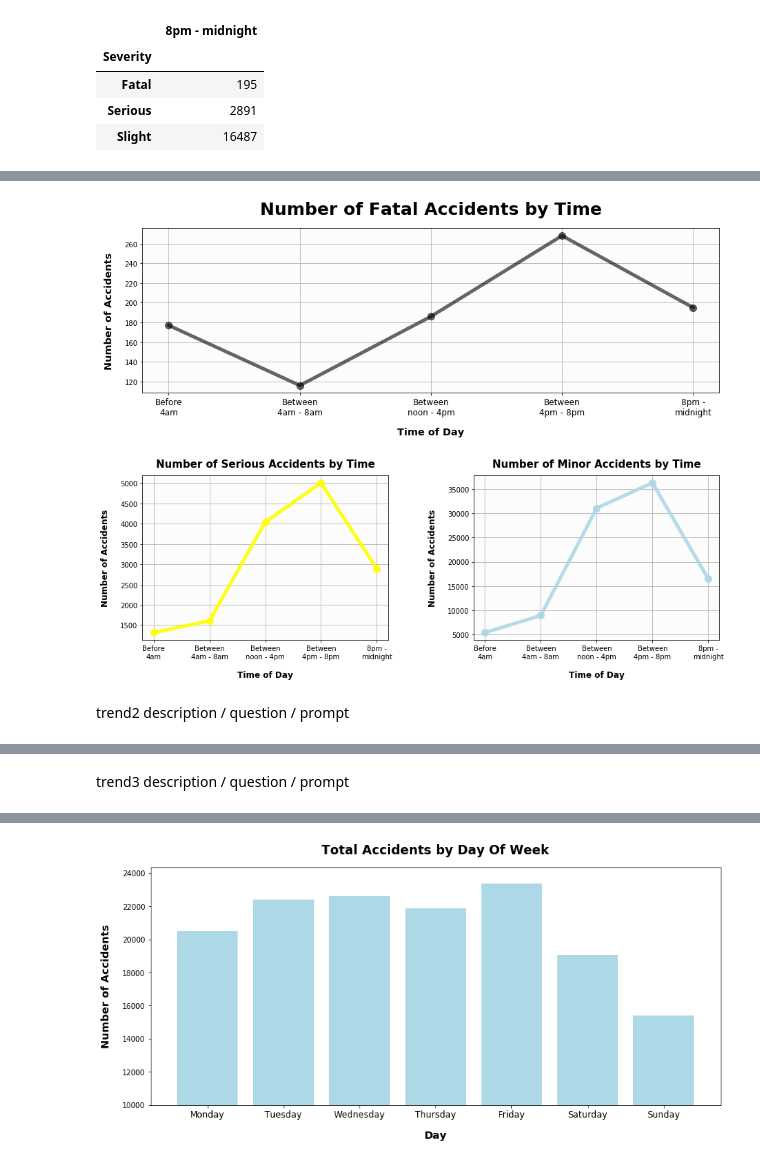
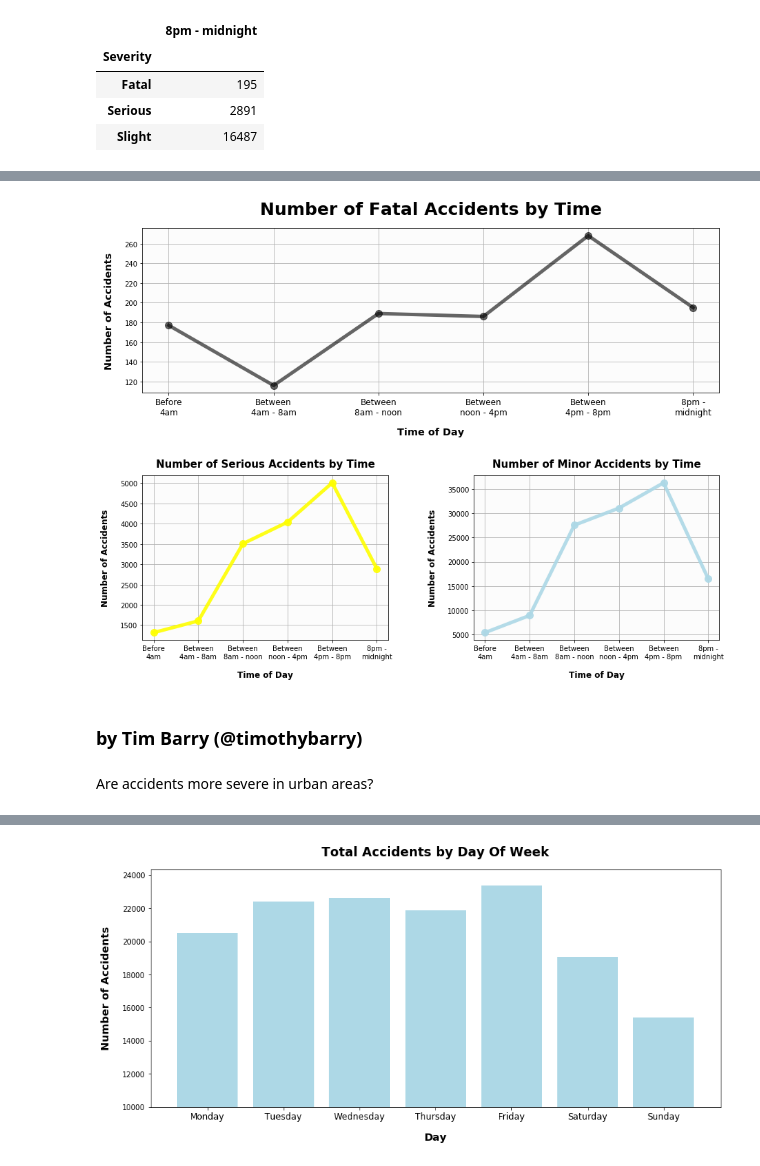
Before and after one commit to bailatrix/London-Traffic-Trends, a Jupyter notebook: main.ipynb, the cells around one changed output, grey strips where cells are left out. Cells and saved outputs as stored; diff of their text form; code cells hidden in the pictures.

```diff
--- a/main.ipynb
+++ b/main.ipynb
@@ -178,6 +162,6 @@ night
 | Serious | 2891 |
 | Slight | 16487 |
 # %%
-times_df = weehours.join( early ).join( afternoon).join( evening ).join( night )
+times_df = weehours.join( early ).join( rushhour ).join( afternoon).join( evening ).join( night )
 times_df
 # %% [output]
@@ -189,20 +173,20 @@ times_df
 # %%
 # Setup top graph
-ax1_df = pd.DataFrame({'times': times_df.columns, 'accidents': [177,116,186,268,195]})
+ax1_df = pd.DataFrame({'times': times_df.columns, 'accidents': [177,116,189,186,268,195]})
 ax1 = plt.subplot2grid((2, 2), (0, 0), colspan=2)
 ax1.plot( 'times', 'accidents', data=ax1_df,
          marker='o', markersize=10.0, linewidth=5.0, color="black", alpha=0.6)
 plt.grid( True )
 
 # Setup left graph
-ax2_df = pd.DataFrame({'times': times_df.columns, 'accidents': [1315,1603,4040,5009,2891]})
+ax2_df = pd.DataFrame({'times': times_df.columns, 'accidents': [1315,1603,3507,4040,5009,2891]})
 ax2 = plt.subplot2grid((2, 2), (1, 0), colspan=1)
 ax2.plot( 'times', 'accidents', data=ax2_df,
          marker='o', markersize=10.0, linewidth=5.0, color="yellow", alpha=0.9)
 plt.grid( True )
 
 # Setup right graph
-ax3_df = pd.DataFrame({'times': times_df.columns, 'accidents': [5372,8912,31082,36311,16487]})
+ax3_df = pd.DataFrame({'times': times_df.columns, 'accidents': [5372,8912,27562,31082,36311,16487]})
 ax3 = plt.subplot2grid((2, 2), (1, 1), colspan=1)
 ax3.plot( 'times', 'accidents', data=ax3_df, label="Number of Slight Accidents by Time",
          marker='o', markersize=10.0, linewidth=5.0, color="lightblue", alpha=0.9)
@@ -213,36 +197,38 @@ plt.grid( True )
 ax1.set_xticklabels( labels=times_df.columns, fontsize='large' )
 ax1.set_title( label="Number of Fatal Accidents by Time", pad=20,
               fontdict={'fontweight': 'bold', 'fontsize': 25} )
 ax1.set_xlabel( "Time of Day", labelpad=15, fontweight='bold', fontsize='x-large' )
 ax1.set_ylabel( "Number of Accidents", labelpad=15, fontweight='bold', fontsize='x-large' )
 
 #      Left graph
 ax2.set_title( label="Number of Serious Accidents by Time", pad=12,
               fontdict={'fontweight': 'bold', 'fontsize': 15} )
 ax2.set_xlabel( "Time of Day", labelpad=15, fontweight='bold', fontsize='large' )
 ax2.set_ylabel( "Number of Accidents", labelpad=15, fontweight='bold', fontsize='large' )
 
 #      Right graph
 ax3.set_title( label="Number of Minor Accidents by Time", pad=12,
               fontdict={'fontweight': 'bold', 'fontsize': 15} )
 ax3.set_xlabel( "Time of Day", labelpad=15, fontweight='bold', fontsize='large' )
 ax3.set_ylabel( "Number of Accidents", labelpad=15, fontweight='bold', fontsize='large' )
 
 # Fill graph backgrounds
 ax1.set_facecolor( '0.99' )
 ax2.set_facecolor( '0.99' )
 ax3.set_facecolor( '0.99' )
 
 # Setup spacing of graphs
 plt.gcf().set_size_inches(15, 11)
 plt.subplots_adjust( wspace=0.35, hspace = 0.5 )
 
 # Save figure as .png
 plt.savefig( "./Visuals/time_vs_severity.png", bbox='tight')
 # %% [output]
-[figure, old version]
+[figure, new version]
-# %% [markdown]
-trend2 description / question / prompt
+# %% [markdown]
+### by Tim Barry (@timothybarry)
+# %% [markdown]
+Are accidents more severe in urban areas?
 # %%
 # Store latitude and longitude in locations
 locations = df[["Latitude", "Longitude"]]
@@ -275,5 +261,3 @@ map.add_layer(heat_layer)
 map
 # %% [output]
 [interactive output not drawn]
-# %% [markdown]
-trend3 description / question / prompt
```
Also changed, not shown: parts of 24 cells of this notebook.
